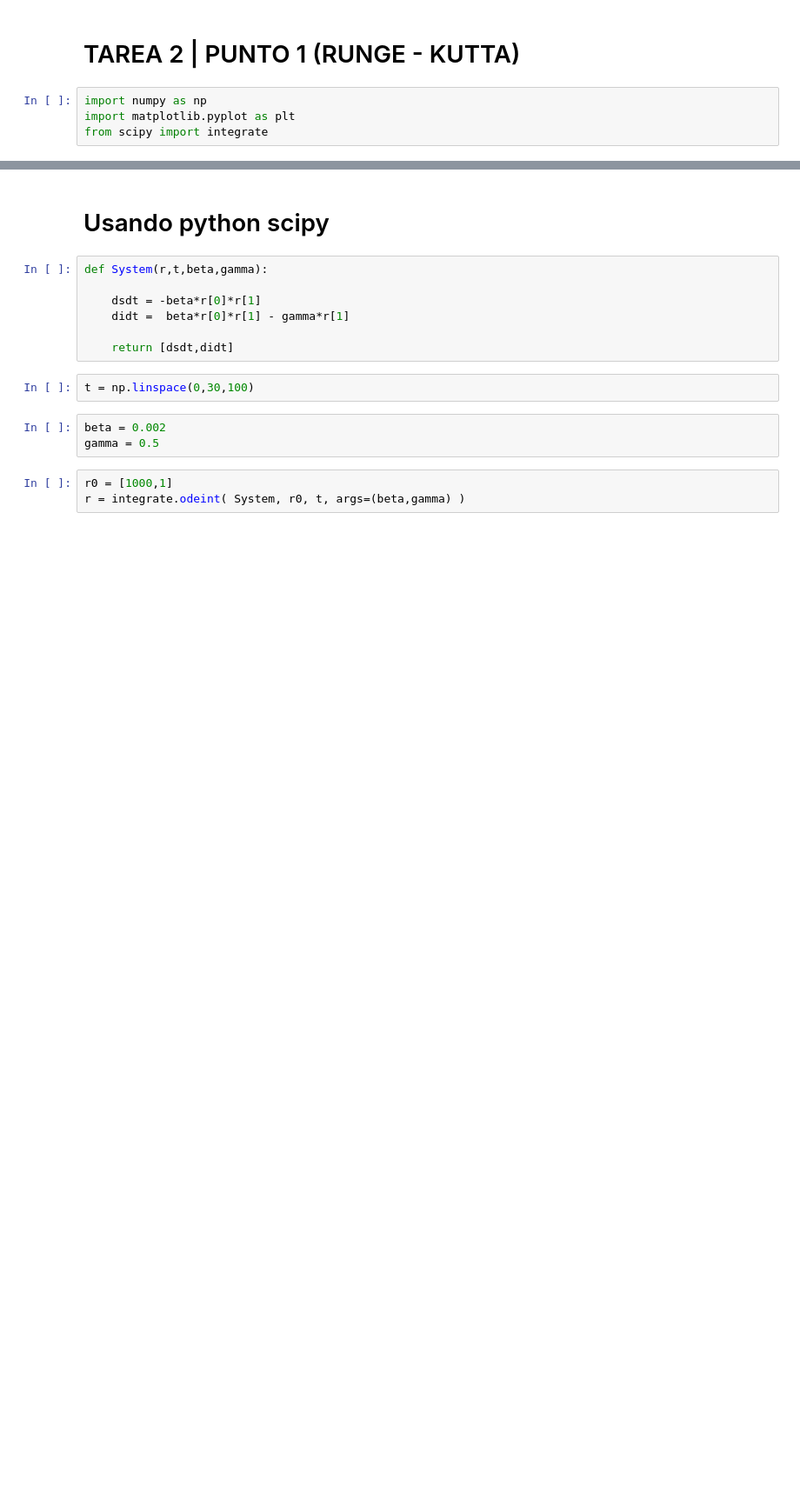
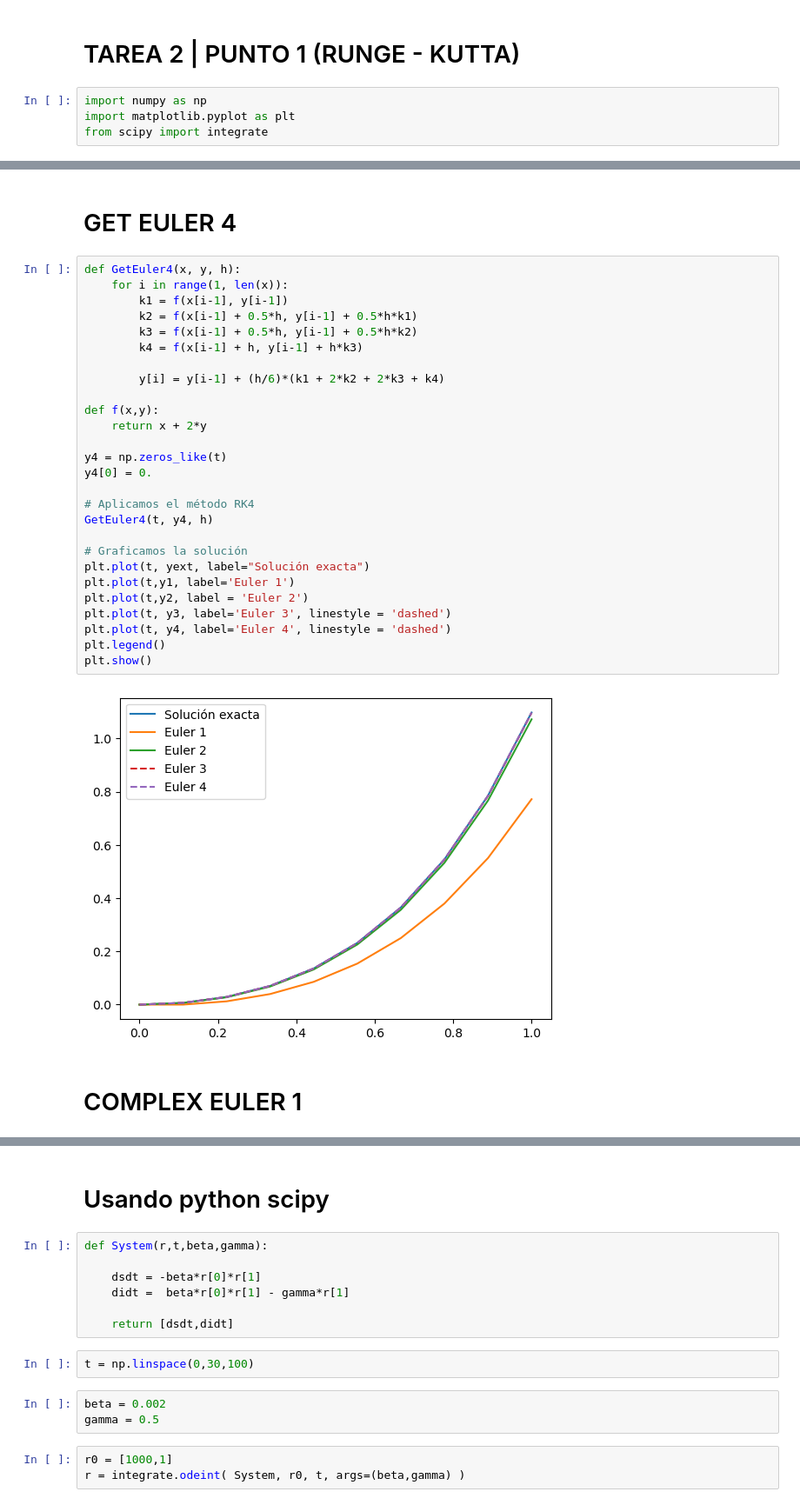
Before and after one commit to leylaaaa1/MetodosII_SantiagoGarcia_CatalinaGuatibonza, a Jupyter notebook: Tarea2_SantiagoGarcia_CatalinaGuatibonza/T2P1RungeKutta_SantiagoGarcia_CatalinaGuatibonza.ipynb, the cells around one changed output, grey strips where cells are left out. Shown at 87% size. Saved outputs shown, nothing was run; the diff lists cells and outputs as text; blank space fills up the shorter version.

```diff
--- a/Tarea2_SantiagoGarcia_CatalinaGuatibonza/T2P1RungeKutta_SantiagoGarcia_CatalinaGuatibonza.ipynb
+++ b/Tarea2_SantiagoGarcia_CatalinaGuatibonza/T2P1RungeKutta_SantiagoGarcia_CatalinaGuatibonza.ipynb
@@ -13 +93,34 @@ def Solucion(x):
+# %% [markdown]
+# GET EULER 4
+# %%
+def GetEuler4(x, y, h):
+    for i in range(1, len(x)):
+        k1 = f(x[i-1], y[i-1])
+        k2 = f(x[i-1] + 0.5*h, y[i-1] + 0.5*h*k1)
+        k3 = f(x[i-1] + 0.5*h, y[i-1] + 0.5*h*k2)
+        k4 = f(x[i-1] + h, y[i-1] + h*k3)
+
+        y[i] = y[i-1] + (h/6)*(k1 + 2*k2 + 2*k3 + k4)
+
+def f(x,y):
+    return x + 2*y
+
+y4 = np.zeros_like(t)
+y4[0] = 0.
+
+# Aplicamos el método RK4
+GetEuler4(t, y4, h)
+
+# Graficamos la solución
+plt.plot(t, yext, label="Solución exacta")
+plt.plot(t,y1, label='Euler 1')
+plt.plot(t,y2, label = 'Euler 2')
+plt.plot(t, y3, label='Euler 3', linestyle = 'dashed')
+plt.plot(t, y4, label='Euler 4', linestyle = 'dashed')
+plt.legend()
+plt.show()
+# %% [output]
+[figure, added]
+# %% [markdown]
+# COMPLEX EULER 1
 # %%
```
Also changed, not shown: parts of 33 cells of this notebook.
